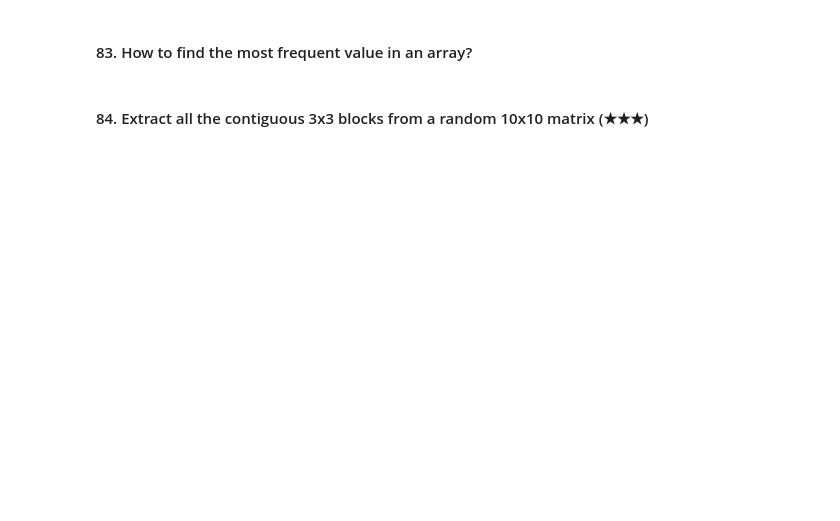
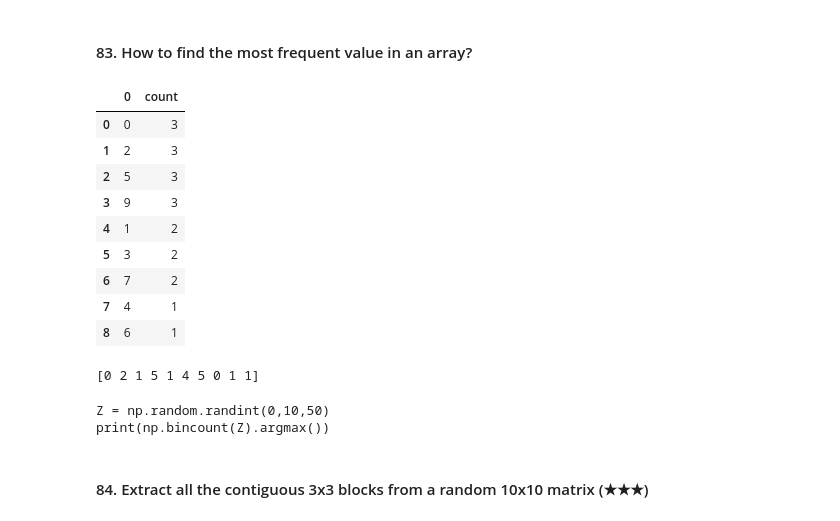
Before and after one commit to CHU1PC/numpy-100, a Jupyter notebook: 100_Numpy_exercises.ipynb, the cells around one changed output. Cells and saved outputs as stored; diff of their text form; code cells hidden in the pictures; blank space fills up the shorter version.

```diff
--- a/100_Numpy_exercises.ipynb
+++ b/100_Numpy_exercises.ipynb
@@ -1924,4 +1973,31 @@ print(extract_centered_subarray(a, center=(1, 1), shape=(3, 3), fill=-1))
 # %% [markdown]
 #### 83. How to find the most frequent value in an array?
+# %%
+import pandas as pd
+A = np.random.randint(0, 10, 20)
+A = pd.DataFrame(A)
+A.value_counts().reset_index()
+# %% [output]
+|  | 0 | count |
+| 0 | 0 | 3 |
+| 1 | 2 | 3 |
+| 2 | 5 | 3 |
+| 3 | 9 | 3 |
+| 4 | 1 | 2 |
+| 5 | 3 | 2 |
+| 6 | 7 | 2 |
+| 7 | 4 | 1 |
+| 8 | 6 | 1 |
+# %%
+Z = np.random.randint(0, 10, 20)
+# 出現しない値は0としてカウントされる
+print(np.bincount(Z))
+# %% [output]
+[0 2 1 5 1 4 5 0 1 1]
+# %%
+answer(83)
+# %% [output]
+Z = np.random.randint(0,10,50)
+print(np.bincount(Z).argmax())
 # %% [markdown]
 #### 84. Extract all the contiguous 3x3 blocks from a random 10x10 matrix (★★★)
```
Also changed, not shown: parts of 34 cells of this notebook.
